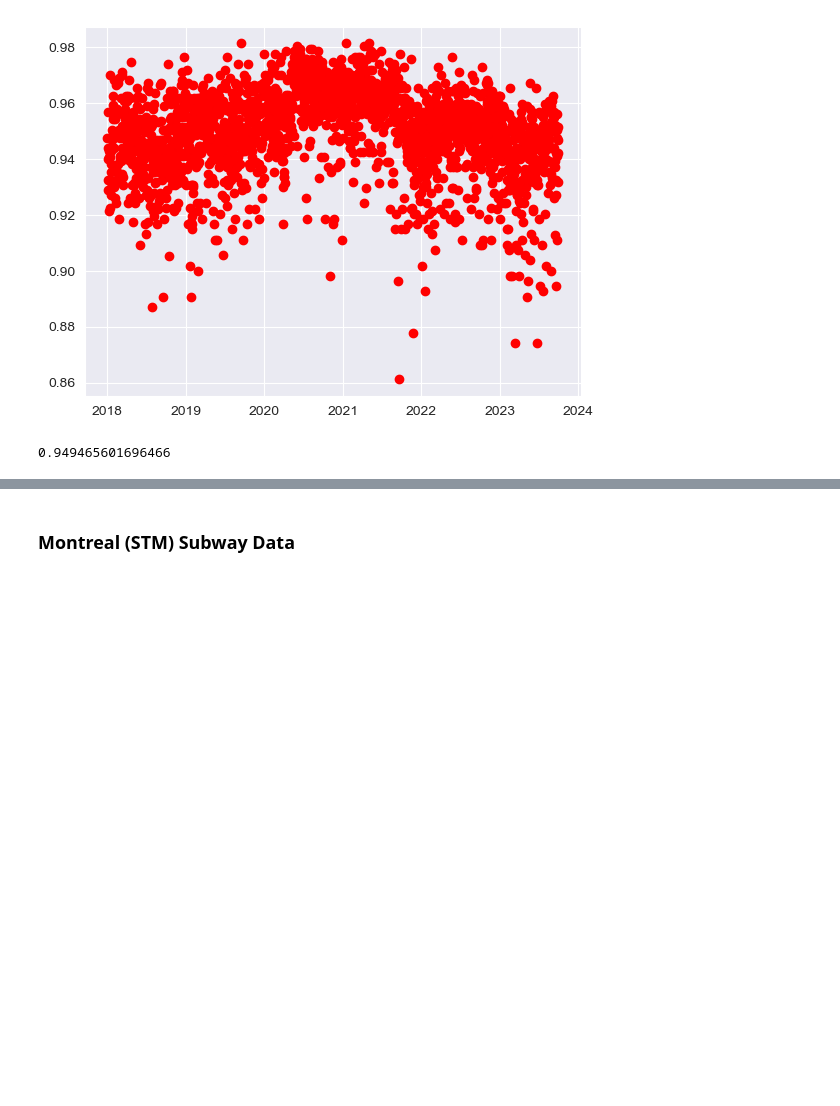
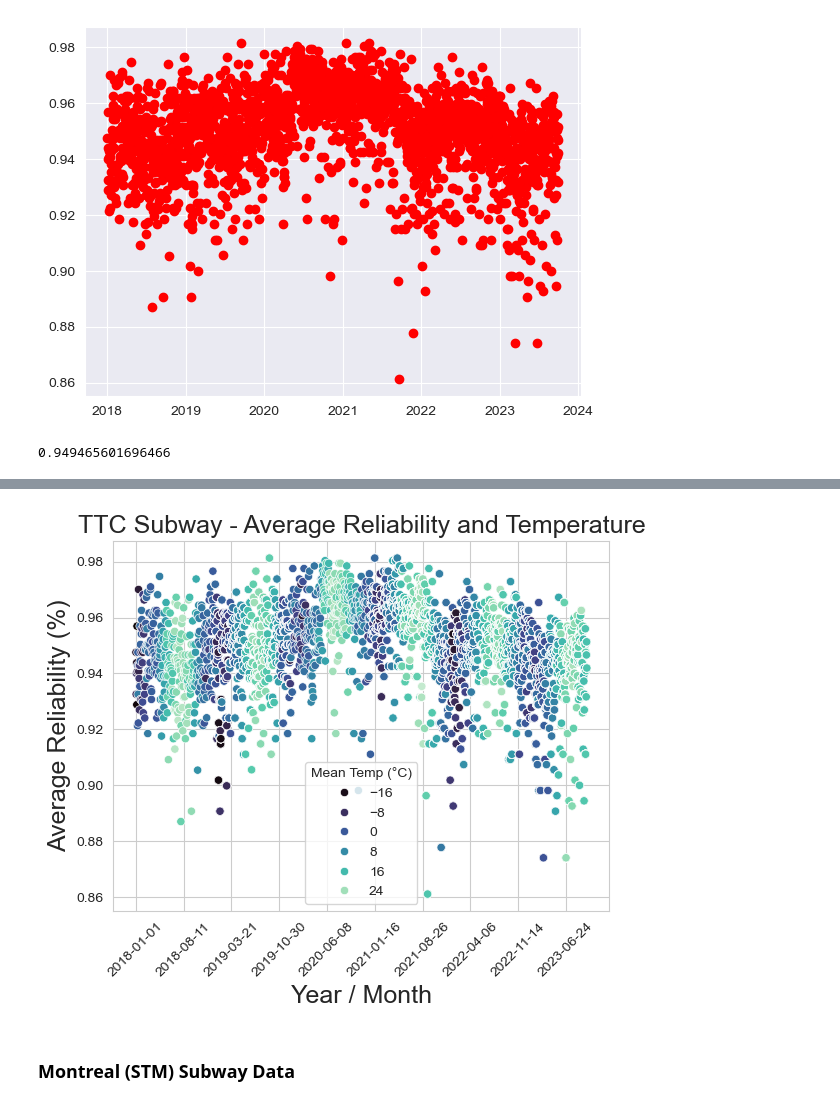
Before and after one commit to katherinewest/CME538_2023, a Jupyter notebook: EDA.ipynb, the cells around one changed output, grey strips where cells are left out. Saved outputs shown, nothing was run; the diff lists cells and outputs as text; code cells hidden in the pictures; blank space fills up the shorter version.

Commit message:
Fixed Toronto weather, added TTC / STM reliability with weather graphing

```diff
--- a/EDA.ipynb
+++ b/EDA.ipynb
@@ -469,0 +486,4 @@ print(ttc_avg_reliability)
+# %%
+toronto_weather = pd.read_csv("toronto_weather_simplified.csv")
+
+toronto_weather
@@ -469,0 +504,9 @@ print(ttc_avg_reliability)
+# %%
+ttc_subway_df_daily["day"] = ttc_subway_df_daily.day.astype("str")
+toronto_weather["Date/Time"] = toronto_weather["Date/Time"].astype("str")
+
+ttc_subway_daily_weather_reliability = pd.merge(left= ttc_subway_df_daily, right=toronto_weather, left_on="day", right_on="Date/Time", how="left", )
+
+ttc_subway_daily_weather_reliability = ttc_subway_daily_weather_reliability[["day", "Date/Time", "Mean Temp (°C)", "reliability"]]
+
+ttc_subway_daily_weather_reliability
@@ -470,3 +527,14 @@ print(ttc_avg_reliability)
+# %%
+ax = sns.scatterplot(data=ttc_subway_daily_weather_reliability, x="day", y="reliability", hue="Mean Temp (°C)", palette="mako")
+ax.set_xlabel('Year / Month', fontsize=18)
+ax.set_ylabel('Average Reliability (%)', fontsize=18)
+ax.set_title("TTC Subway - Average Reliability and Temperature", size=18)
+desired_ticks = 10
+xticks_positions = np.linspace(0, 2000, desired_ticks)
+plt.xticks(xticks_positions, rotation=45)
+plt.show()
+# %% [output]
+[figure, added]
 # %% [markdown]
 ### Montreal (STM) Subway Data
 # %%
```
Also changed, not shown: parts of 8 cells of this notebook, 4 other files.
